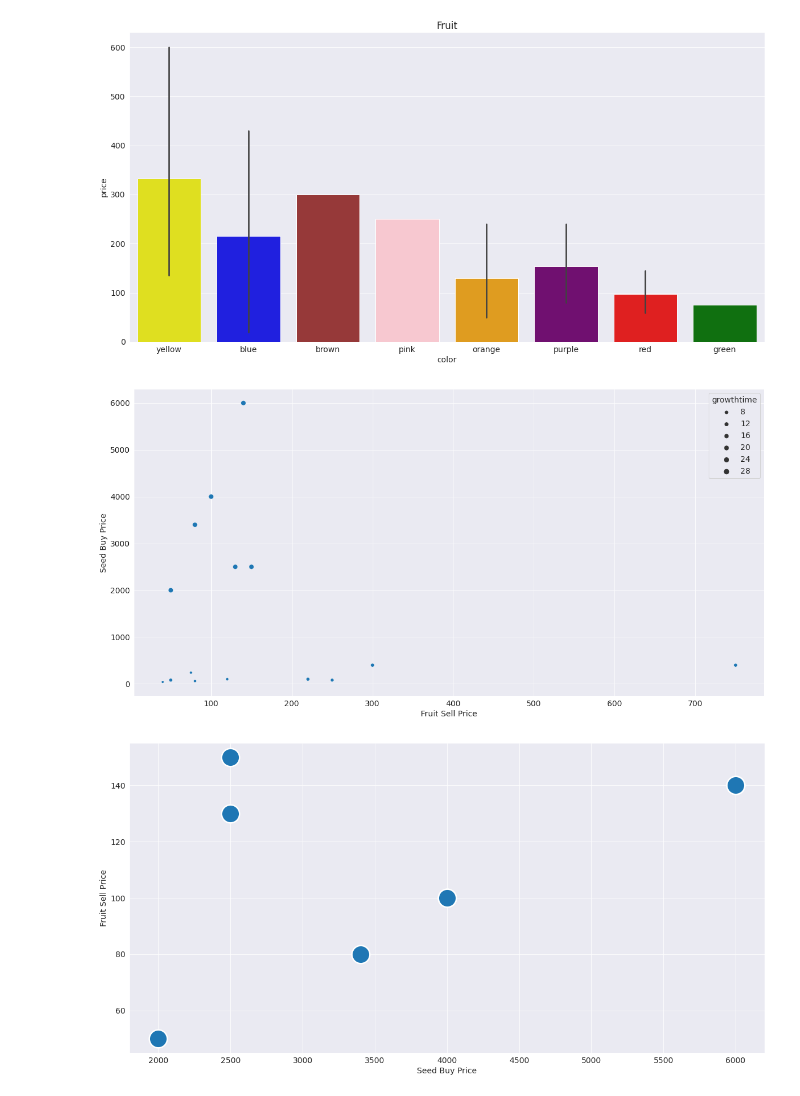
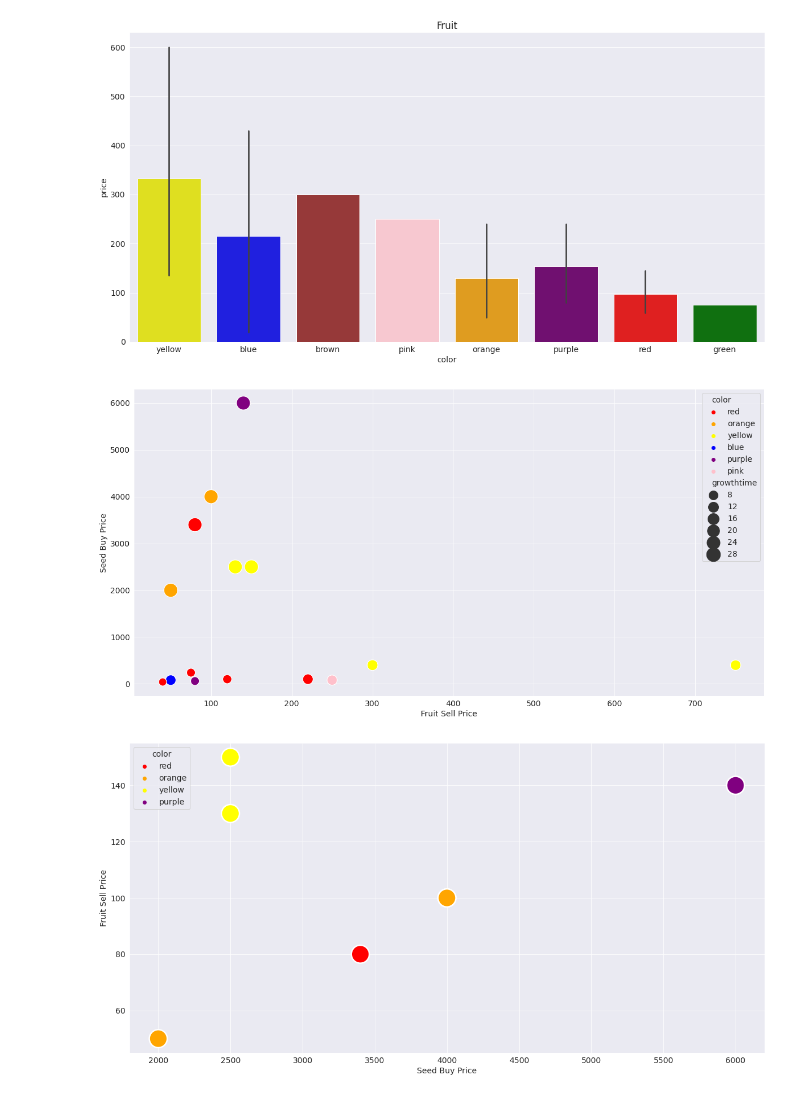
Before and after one commit to fdac23/animal-crossing-economy, a Jupyter notebook: More Graphing.ipynb, the cells around one changed output. Drawn from its saved outputs; the diff is of its cells as text; code cells hidden in the pictures.

Commit message:
Updated some graphs

```diff
--- a/More Graphing.ipynb
+++ b/More Graphing.ipynb
@@ -271,12 +314,12 @@ sorted_bar_pal(fruit_df, "color", "price", sd_palet)
 veg_df["growthtime"] = veg_df["growthtime"].str.replace(" days", "").astype(float)
 fruit_df["growthtime"] = fruit_df["growthtime"].str.replace(" days", "").astype(float)
 # %%
-sns.scatterplot(data=fruit_df.dropna(), x="price", y="seedprice", size="growthtime")
+sns.scatterplot(data=fruit_df.dropna(), x="price", y="seedprice", size="growthtime", hue="color", palette=sd_palet, sizes=(200, 600))
 plt.xlabel("Fruit Sell Price")
 plt.ylabel("Seed Buy Price")
 plt.show()
 # %% [output]
-[figure, old version]
+[figure, new version]
 # %%
 sd_trees = fruit_df[fruit_df["growthtime"] == 28]
 sd_trees = sd_trees.rename(sd_palet)
@@ -292,10 +335,10 @@ tree_palet = {
     "6000.0": "purple",
 }
 
-sns.scatterplot(data=sd_trees.dropna(), x="seedprice", y="price", s=1000, palette=tree_palet)
+sns.scatterplot(data=sd_trees.dropna(), x="seedprice", y="price", s=1000, hue="color", palette=sd_palet)
 plt.ylabel("Fruit Sell Price")
 plt.xlabel("Seed Buy Price")
 plt.show()
 # %% [output]
-[figure, old version]
+[figure, new version]
 # %%
```
Also changed, not shown: parts of 8 cells of this notebook.
